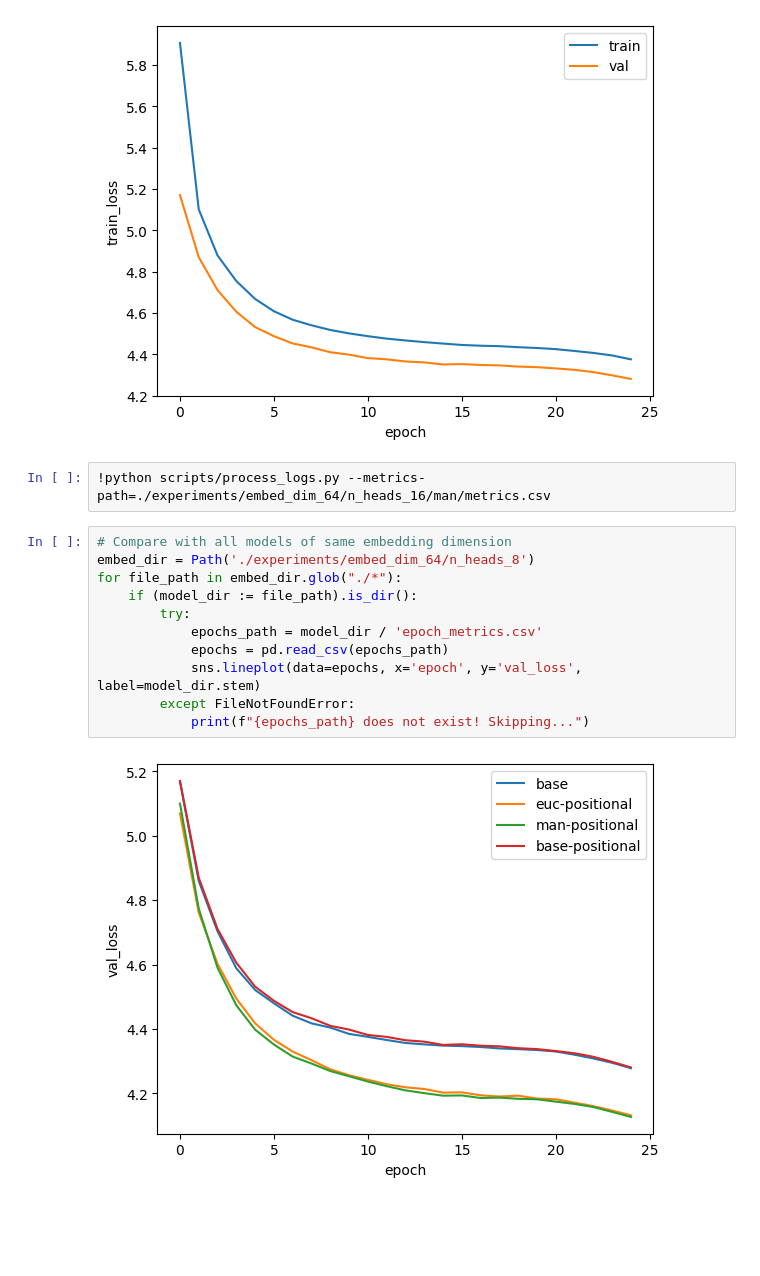
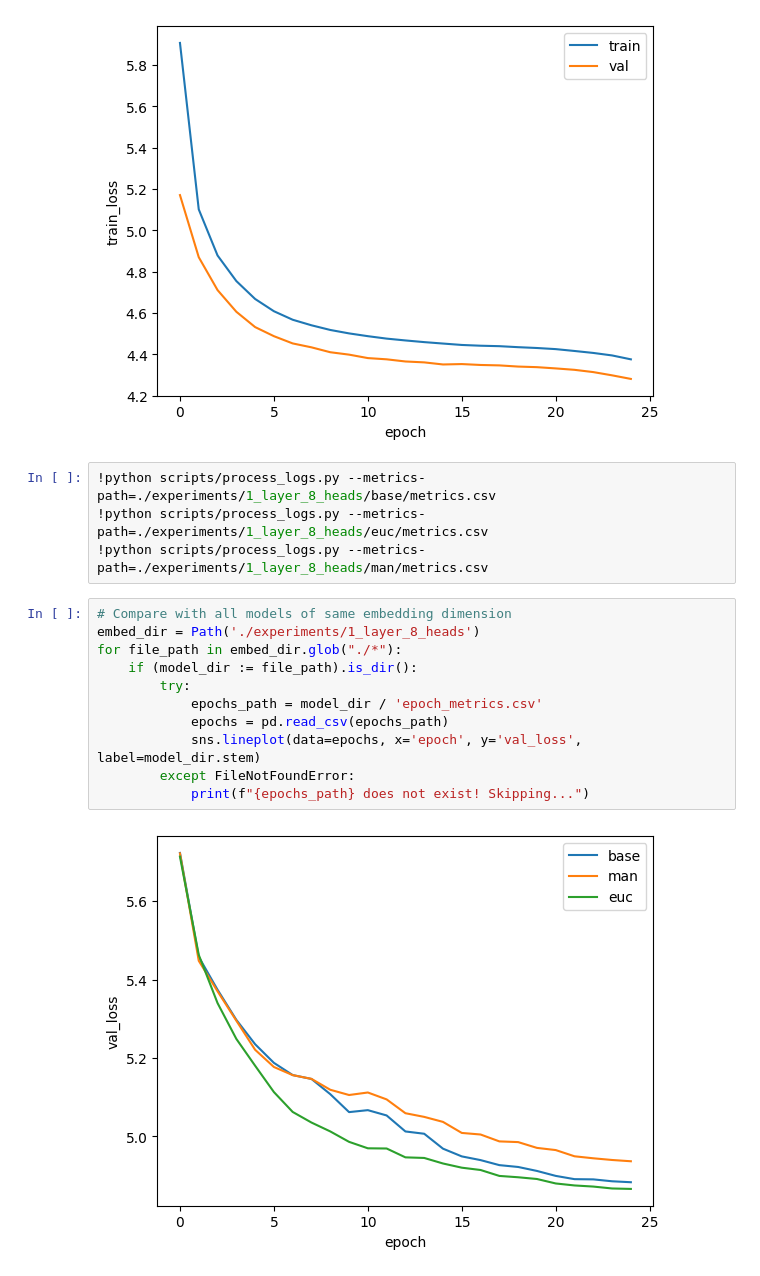
Before and after one commit to knwilliams319/stolen-attention, a Jupyter notebook: visualize_logs.ipynb, the cells around one changed output. Cells and saved outputs as stored; diff of their text form; blank space fills up the shorter version.

```diff
--- a/visualize_logs.ipynb
+++ b/visualize_logs.ipynb
@@ -58,17 +58,19 @@ sns.lineplot(data=before_explosion_epoch, x='epoch', y='val_loss', label='val')
 <Axes: xlabel='epoch', ylabel='train_loss'>
 [figure]
 # %%
-!python scripts/process_logs.py --metrics-path=./experiments/embed_dim_64/n_heads_16/man/metrics.csv
+!python scripts/process_logs.py --metrics-path=./experiments/1_layer_8_heads/base/metrics.csv
+!python scripts/process_logs.py --metrics-path=./experiments/1_layer_8_heads/euc/metrics.csv
+!python scripts/process_logs.py --metrics-path=./experiments/1_layer_8_heads/man/metrics.csv
 # %%
 # Compare with all models of same embedding dimension
-embed_dir = Path('./experiments/embed_dim_64/n_heads_8')
+embed_dir = Path('./experiments/1_layer_8_heads')
 for file_path in embed_dir.glob("./*"):
     if (model_dir := file_path).is_dir():
         try:
             epochs_path = model_dir / 'epoch_metrics.csv'
             epochs = pd.read_csv(epochs_path)
             sns.lineplot(data=epochs, x='epoch', y='val_loss', label=model_dir.stem)
         except FileNotFoundError:
             print(f"{epochs_path} does not exist! Skipping...")
 # %% [output]
-[figure, old version]
+[figure, new version]
```
Also changed, not shown: 4 other files.
